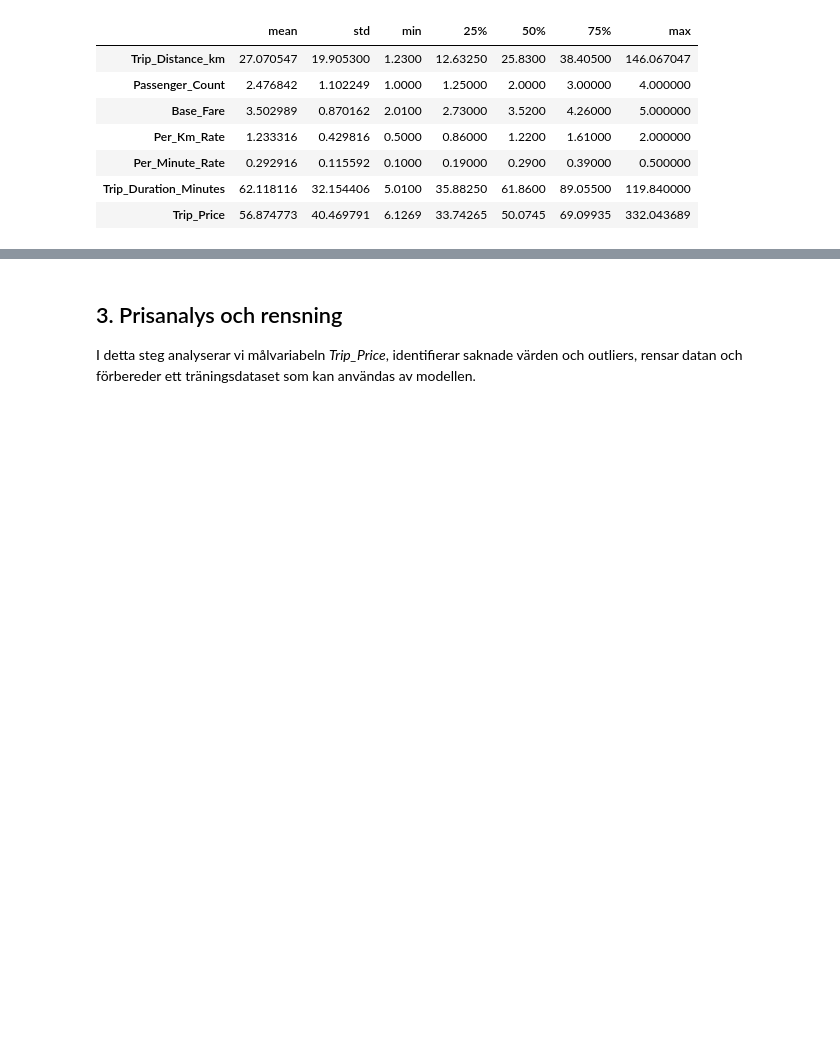
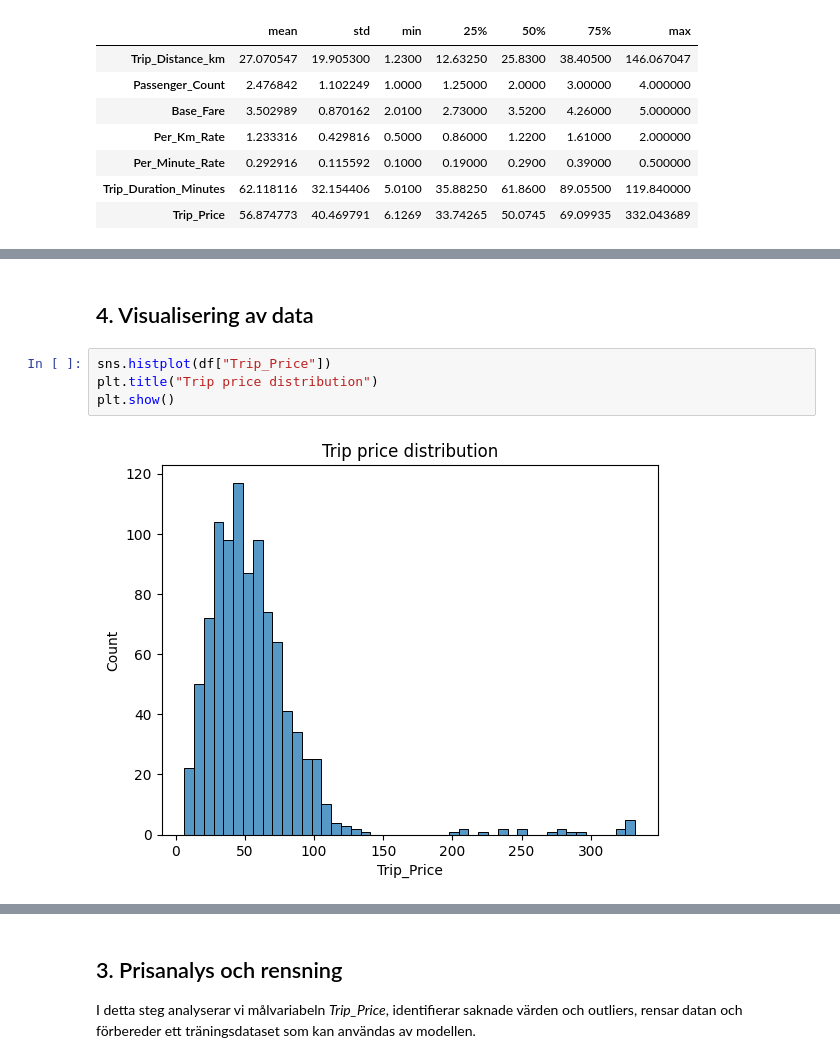
Before and after one commit to hazajijan-prog/taxi-prediction-fullstack-haza, a Jupyter notebook: src/taxipred/model_development/eda.ipynb, the cells around one changed output, grey strips where cells are left out. Saved outputs shown, nothing was run; the diff lists cells and outputs as text; blank space fills up the shorter version.

```diff
--- a/src/taxipred/model_development/eda.ipynb
+++ b/src/taxipred/model_development/eda.ipynb
@@ -100,0 +109,8 @@ df.describe().T.drop(["count"], axis =1)
+# %% [markdown]
+## 4. Visualisering av data
+# %%
+sns.histplot(df["Trip_Price"])
+plt.title("Trip price distribution")
+plt.show()
+# %% [output]
+[figure, added]
```
Also changed, not shown: parts of 7 cells of this notebook.
